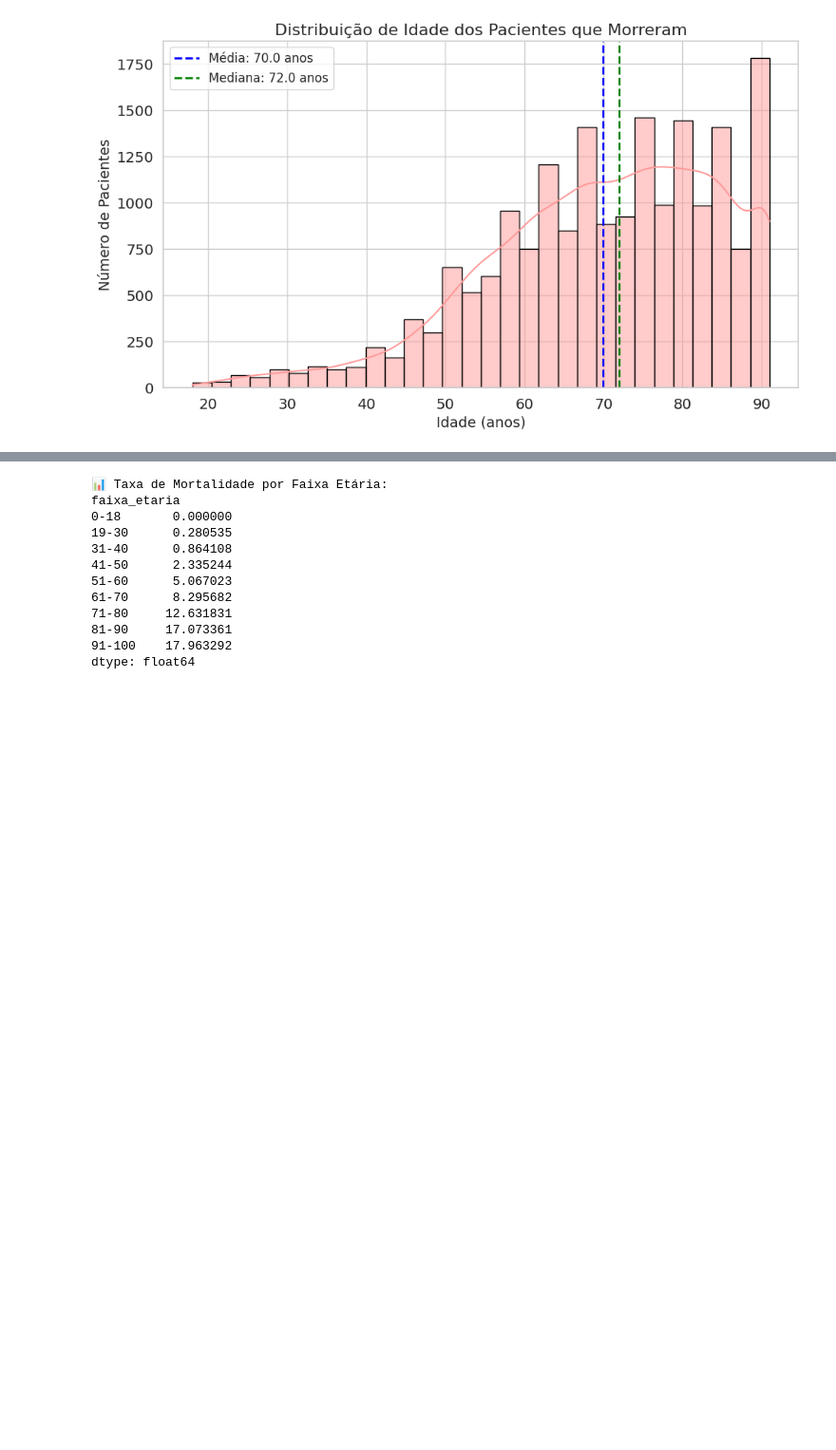
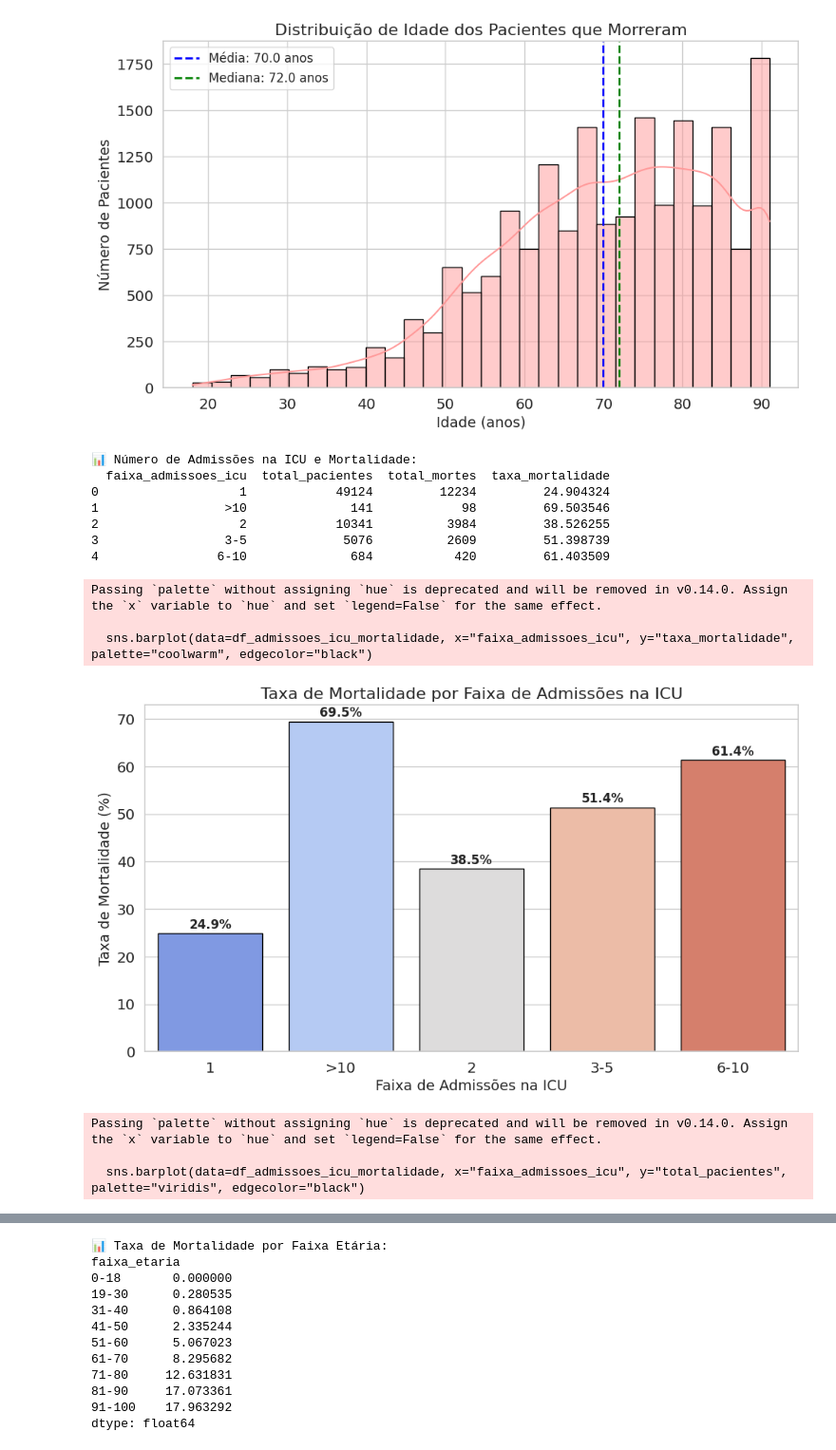
Before and after one commit to GabrielRolla/completa, a Jupyter notebook: dados.ipynb, the cells around one changed output, grey strips where cells are left out. Shown at 95% size. Cells and saved outputs as stored; diff of their text form; code cells hidden in the pictures; blank space fills up the shorter version.

Commit message:
adição de mais analises e gráficos

```diff
--- a/dados.ipynb
+++ b/dados.ipynb
@@ -197,3 +197,81 @@ max         91.000000
 Name: anchor_age, dtype: float64
 [figure]
 [figure]
+# %%
+# Consulta SQL para obter o número de admissões na ICU e a mortalidade de todos os pacientes
+query_admissoes_icu_mortalidade = """
+WITH admissoes_icu_por_paciente AS (
+    SELECT
+        p.subject_id,
+        COUNT(i.stay_id) AS num_admissoes_icu,
+        MAX(CASE WHEN pm.categoria != 'Sobrevivente (≥ 1 ano pós-alta)' THEN 1 ELSE 0 END) AS morreu
+    FROM mimiciv_icu.icustays i
+    JOIN mimiciv_hosp.patients p ON i.subject_id = p.subject_id
+    LEFT JOIN pacientes_mortos pm ON p.subject_id = pm.subject_id
+    GROUP BY p.subject_id
+)
+SELECT
+    CASE
+        WHEN num_admissoes_icu = 1 THEN '1'
+        WHEN num_admissoes_icu = 2 THEN '2'
+        WHEN num_admissoes_icu BETWEEN 3 AND 5 THEN '3-5'
+        WHEN num_admissoes_icu BETWEEN 6 AND 10 THEN '6-10'
+        ELSE '>10'
+    END AS faixa_admissoes_icu,
+    COUNT(*) AS total_pacientes,
+    SUM(morreu) AS total_mortes,
+    (SUM(morreu)::float / COUNT(*)) * 100 AS taxa_mortalidade
+FROM admissoes_icu_por_paciente
+GROUP BY faixa_admissoes_icu
+ORDER BY faixa_admissoes_icu;
+"""
+
+# Carregar os resultados da consulta SQL em um DataFrame
+df_admissoes_icu_mortalidade = pd.read_sql_query(query_admissoes_icu_mortalidade, conn)
+
+# Exibir os resultados no console
+print("\n📊 Número de Admissões na ICU e Mortalidade:")
+print(df_admissoes_icu_mortalidade)
+
+# Gráfico: Faixa de admissões na ICU vs Taxa de mortalidade
+plt.figure(figsize=(10, 6))
+sns.barplot(data=df_admissoes_icu_mortalidade, x="faixa_admissoes_icu", y="taxa_mortalidade", palette="coolwarm", edgecolor="black")
+plt.title("Taxa de Mortalidade por Faixa de Admissões na ICU", fontsize=16)
+plt.xlabel("Faixa de Admissões na ICU", fontsize=14)
+plt.ylabel("Taxa de Mortalidade (%)", fontsize=14)
+
+# Adicionar valores nas barras
+for i, row in df_admissoes_icu_mortalidade.iterrows():
+    plt.text(i, row["taxa_mortalidade"] + 1, f"{row['taxa_mortalidade']:.1f}%", ha="center", fontsize=12, fontweight="bold")
+
+plt.tight_layout()
+plt.show()
+
+# Gráfico: Faixa de admissões na ICU vs Total de pacientes
+plt.figure(figsize=(10, 6))
+sns.barplot(data=df_admissoes_icu_mortalidade, x="faixa_admissoes_icu", y="total_pacientes", palette="viridis", edgecolor="black")
+plt.title("Número Total de Pacientes por Faixa de Admissões na ICU", fontsize=16)
+plt.xlabel("Faixa de Admissões na ICU", fontsize=14)
+plt.ylabel("Número Total de Pacientes", fontsize=14)
+
+# Adicionar valores nas barras
+for i, row in df_admissoes_icu_mortalidade.iterrows():
+    plt.text(i, row["total_pacientes"] + 1, f"{int(row['total_pacientes'])}", ha="center", fontsize=12, fontweight="bold")
+
+plt.tight_layout()
+plt.show()
+# %% [output]
+📊 Número de Admissões na ICU e Mortalidade:
+  faixa_admissoes_icu  total_pacientes  total_mortes  taxa_mortalidade
+0                   1            49124         12234         24.904324
+1                 >10              141            98         69.503546
+2                   2            10341          3984         38.526255
+3                 3-5             5076          2609         51.398739
+4                6-10              684           420         61.403509
+Passing `palette` without assigning `hue` is deprecated and will be removed in v0.14.0. Assign the `x` variable to `hue` and set `legend=False` for the same effect.
+
+  sns.barplot(data=df_admissoes_icu_mortalidade, x="faixa_admissoes_icu", y="taxa_mortalidade", palette="coolwarm", edgecolor="black")
+[figure, added]
+Passing `palette` without assigning `hue` is deprecated and will be removed in v0.14.0. Assign the `x` variable to `hue` and set `legend=False` for the same effect.
+
+  sns.barplot(data=df_admissoes_icu_mortalidade, x="faixa_admissoes_icu", y="total_pacientes", palette="viridis", edgecolor="black")
```
Also changed, not shown: parts of 8 cells of this notebook, 1 other file.
